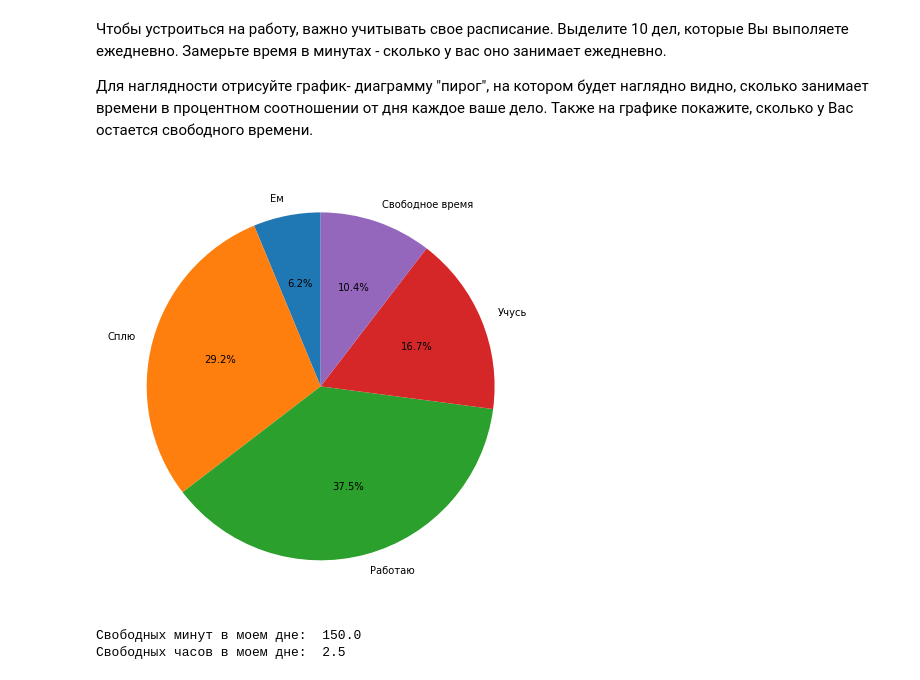
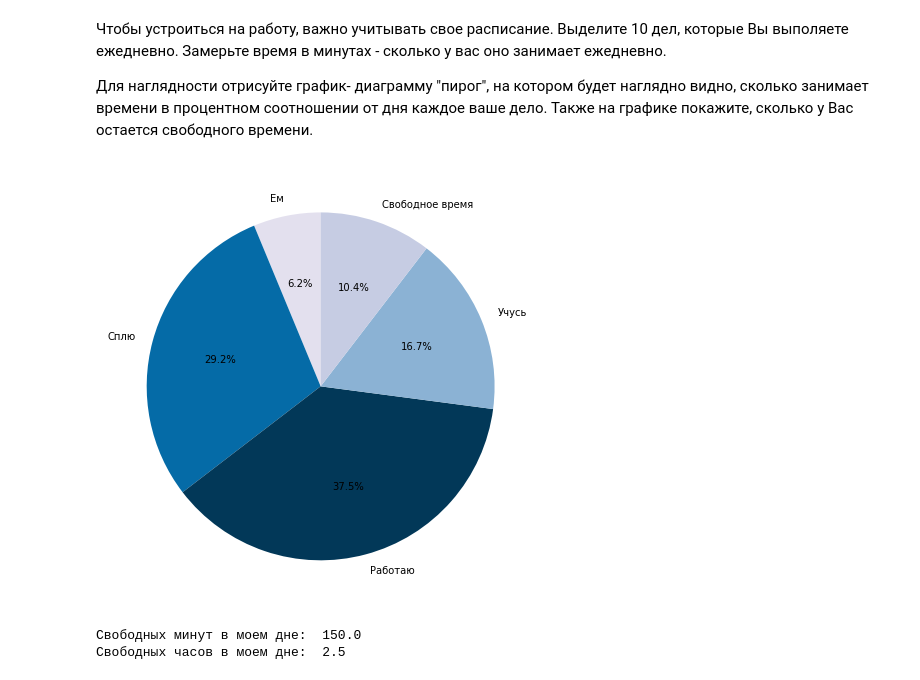
Before and after one commit to AlexanderNik2020/data_analysis_and_visualization, a Jupyter notebook: task1/task1.ipynb, the cells around one changed output. Saved outputs shown, nothing was run; the diff lists cells and outputs as text; code cells hidden in the pictures.

```diff
--- a/task1/task1.ipynb
+++ b/task1/task1.ipynb
@@ -99,27 +98,26 @@ plt.show()
 # %%
 my_day = [1.5, 7, 9, 4]
 #вычисляем сколько свободного времени остается (количество минут в дне - задействованных минут )
 free_time = 24 - sum(my_day)
 my_day.append(free_time)
 
 doies = ["Ем", "Сплю", "Работаю", "Учусь", "Свободное время"]
 
-#этот параметр обозначает на сколько один кусок диаграммы выдвинут
-# explode = (0, 0, 0, 0, 0.1)
+cmap = plt.get_cmap("PuBu")
 
 import matplotlib.pyplot as plt
 
 plt.figure(figsize = (8, 8))
 plt.pie(my_day,
-        # explode=explode,
         labels=doies,
         autopct='%1.1f%%',
-        startangle=90
+        startangle=90,
+        colors = [cmap(i / max(my_day)) for i in my_day]
         )
 
 plt.show()
 # %% [output]
-[figure, old version]
+[figure, new version]
 # %%
 my_free_time = free_time*60
 print("Свободных минут в моем дне: "  , my_free_time)
```
Also changed, not shown: parts of 20 cells of this notebook.
